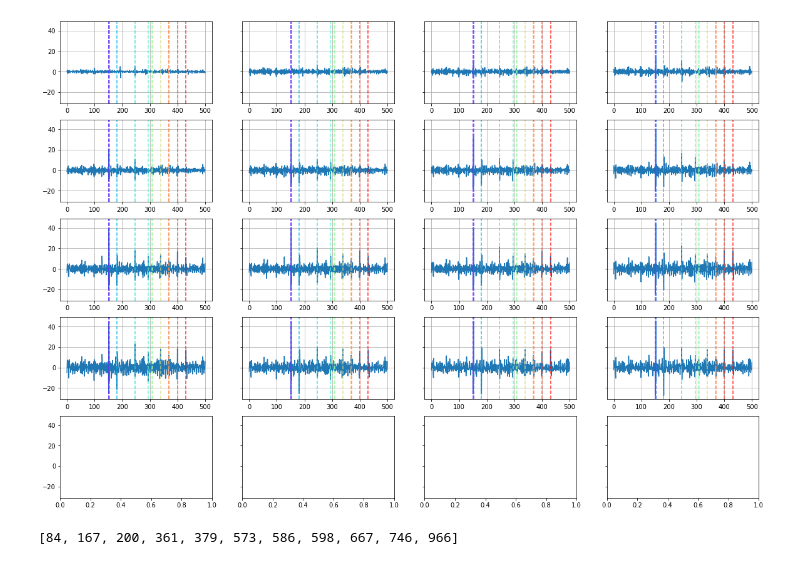
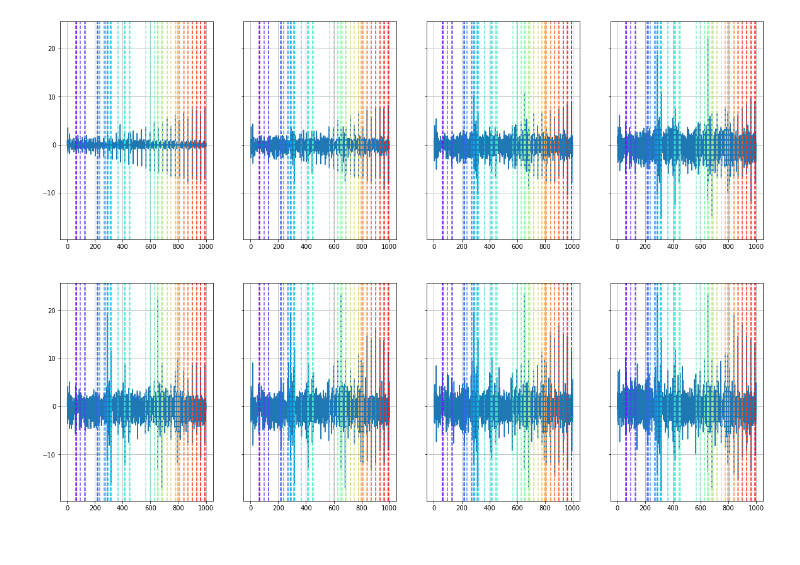
Before and after one commit to rohan-r-kulkarni/wellington_anomaly_detection, a Jupyter notebook: wellington_data_fit.ipynb, the cells around one changed output. Cells and saved outputs as stored; diff of their text form; code cells hidden in the pictures.

```diff
--- a/wellington_data_fit.ipynb
+++ b/wellington_data_fit.ipynb
@@ -11,8 +11,9 @@ d1 = featured_credit.loc[:,[col for col in featured_credit.columns if col.endswi
 credit_nozero = credit.loc[:,credit.apply(lambda x : (x==0).sum() == 0)]
 # np.random.seed(42)
 # n_companies = 6
-np.random.seed(24)
-n_companies = 16
+np.random.seed(25)
+
+n_companies = 8
 companies = np.random.choice(credit_nozero.apply(lambda x: (x - x.mean())/x.std()).columns, n_companies, replace=False).tolist()
 np.random.seed(None)
 companies
@@ -74,10 +67,11 @@ from model_exec import lstm_run, dense_run, temporalize, reconstruction
 # %%
 # total_time = 30000
-seq_size = 25
+# seq_size = 25
+seq_size = 35
 n_feature = features.shape[1]
 
 data = features.values
-test_size = 0.2
+test_size = 0.4
 partition_size = int(len(data) * (1 - test_size))
 
 data_train = data[0:partition_size]
@@ -87,13 +81,23 @@ data_train_seq = temporalize(data_train, seq_size)
 data_test_seq = temporalize(data_test, seq_size)
 
 lstm_pred, lstm_outliers = lstm_run(
+    LSTM_Model_Base(
+        seq_size,
+        n_feature,
+        [   96,
+            64,
+            32,
+            32,
+            64,
+            96
+        ],
+        mid_activation=tf.nn.sigmoid
+    ),
     data_train_seq,
     data_test_seq,
-    n_feature,
-    batch_size=100,
-    seq_size=seq_size,
+    batch_size=32,
     epoch=300,
-    metric="bb",
+    metric="all",
     early_stopping=False
 )
 # dense_pred, dense_outliers = dense_run(data_train, data_test, n_feature, batch_size = 100)
@@ -128,23 +132,14 @@ lstm_pred shape (501, 48)
 # %%
 from class_simulationhelper import SimulationHelpers
 
 sim = SimulationHelpers()
+outliers = lstm_outliers["bb"]
 sim.plot(
     # *lstm_pred.T[:len(companies)],
     # *data_test.T[:6],
     *np.cumsum(data_test,axis = 1).T[:n_companies],
-    outliers = [lstm_outliers for _ in range(n_companies)],
+    outliers = [outliers for _ in range(n_companies)],
     row_lim=4
 )
 # %% [output]
-[figure, old version]
+[figure, new version]
-# %%
-def bb_outlier(l, std_mult = 2.576):
-    ub = np.mean(l) + np.std(l) * std_mult
-    lb = np.mean(l) - np.std(l) * std_mult
-    return [idx for idx in range(len(l)) if l[idx] >= ub or l[idx] <= lb]
-
-l = np.random.normal(size = 1000)
-bb_outlier(l)
-# %% [output]
-[84, 167, 200, 361, 379, 573, 586, 598, 667, 746, 966]
```
Also changed, not shown: parts of 8 cells of this notebook.
